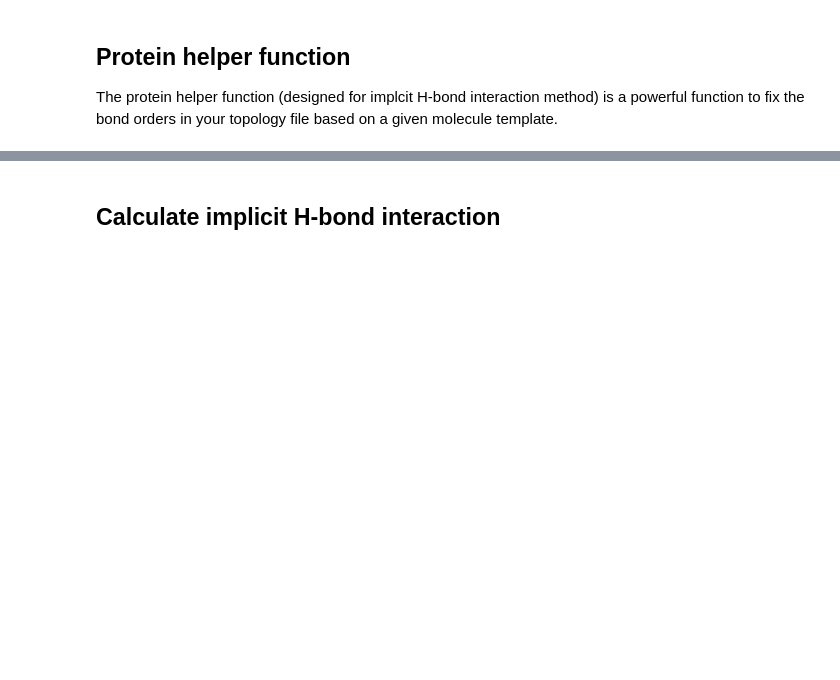
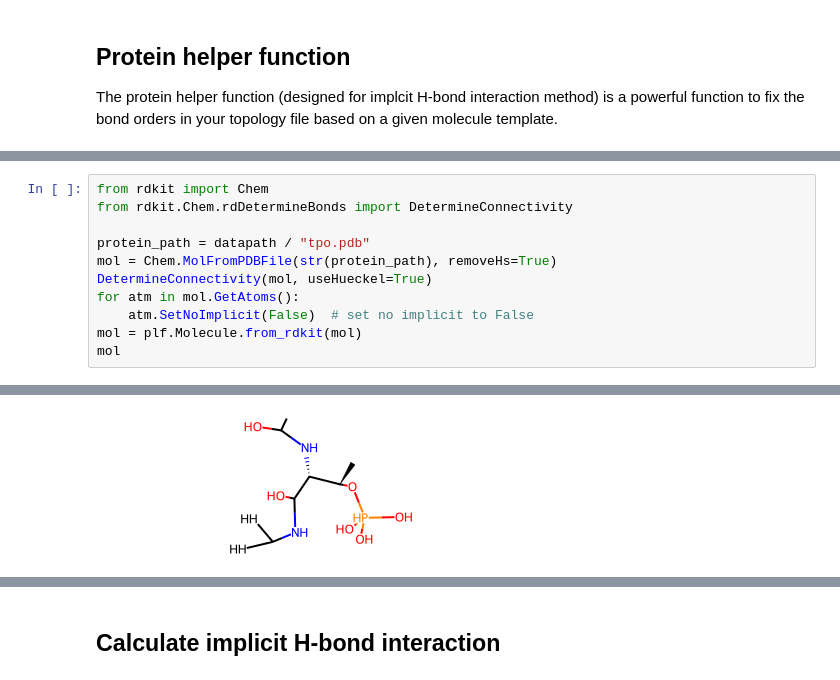
Before and after one commit to chemosim-lab/ProLIF, a Jupyter notebook: docs/notebooks/implicit-hbond.ipynb, the cells around one changed output, grey strips where cells are left out. Cells and saved outputs as stored; diff of their text form; blank space fills up the shorter version.

```diff
--- a/docs/notebooks/implicit-hbond.ipynb
+++ b/docs/notebooks/implicit-hbond.ipynb
@@ -100,0 +102,12 @@ protein_helper.protein_mol
+# %%
+from rdkit import Chem
+from rdkit.Chem.rdDetermineBonds import DetermineConnectivity
+
+protein_path = datapath / "tpo.pdb"
+mol = Chem.MolFromPDBFile(str(protein_path), removeHs=True)
+DetermineConnectivity(mol, useHueckel=True)
+for atm in mol.GetAtoms():
+    atm.SetNoImplicit(False)  # set no implicit to False
+mol = plf.Molecule.from_rdkit(mol)
+mol
+# %% [output]
@@ -101 +116,2 @@ protein_helper.protein_mol
+[figure, added]
 # %%
```
Also changed, not shown: parts of 14 cells of this notebook, 2 other files.
